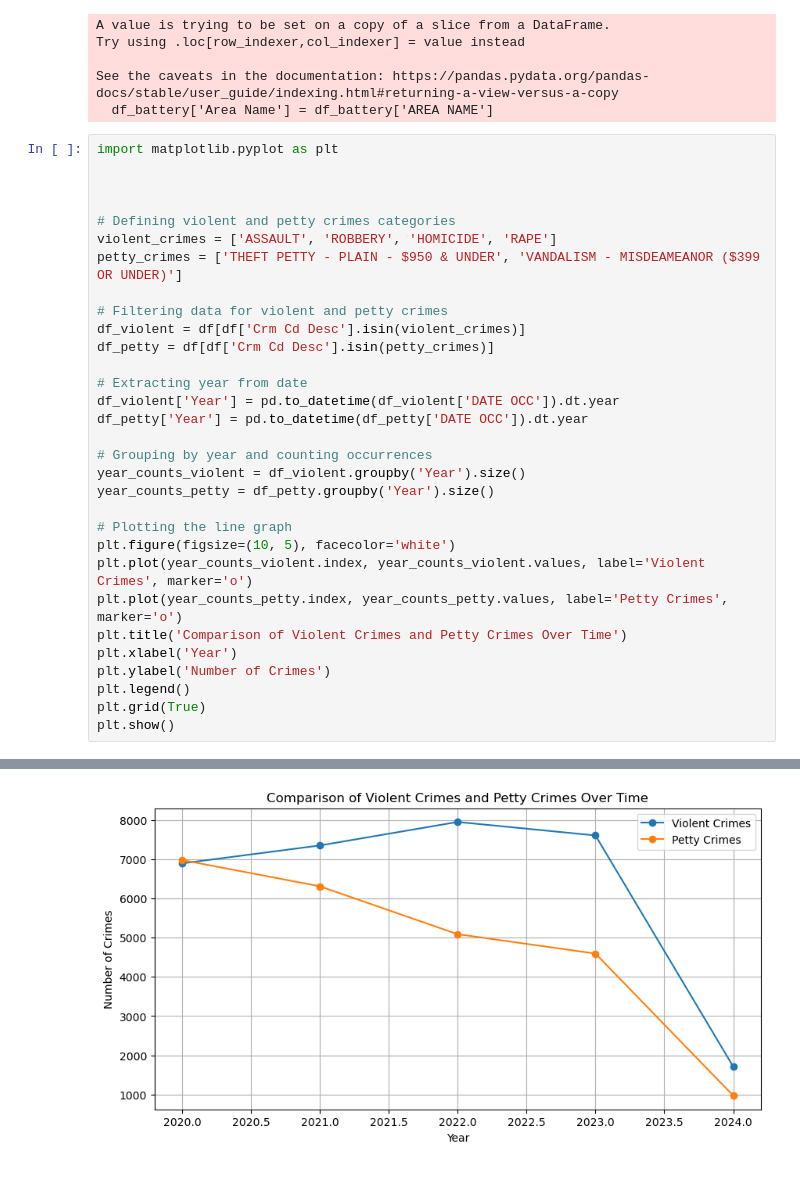
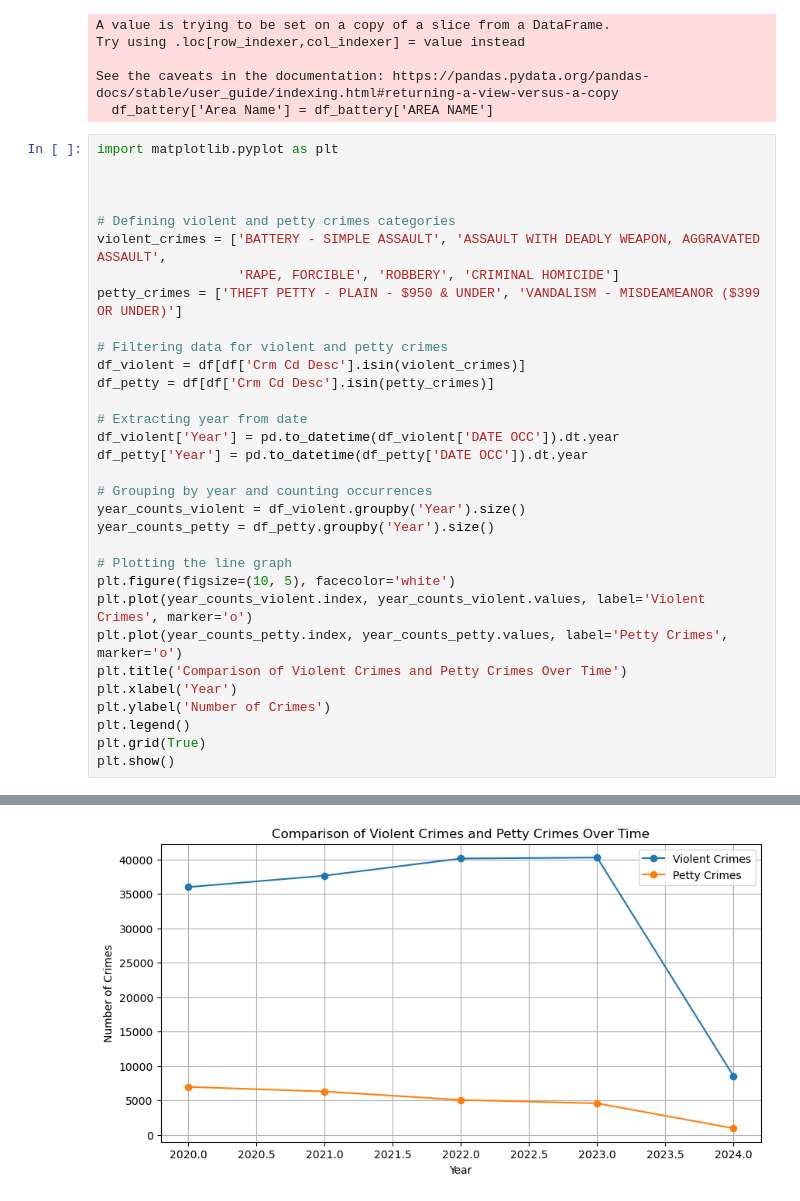
Before and after one commit to Jaeger705/Capstone-1, a Jupyter notebook: Capstone_1.ipynb, the cells around one changed output, grey strips where cells are left out. Saved outputs shown, nothing was run; the diff lists cells and outputs as text.

```diff
--- a/Capstone_1.ipynb
+++ b/Capstone_1.ipynb
@@ -151,7 +151,8 @@ import matplotlib.pyplot as plt
 
 
 # Defining violent and petty crimes categories
-violent_crimes = ['ASSAULT', 'ROBBERY', 'HOMICIDE', 'RAPE']
+violent_crimes = ['BATTERY - SIMPLE ASSAULT', 'ASSAULT WITH DEADLY WEAPON, AGGRAVATED ASSAULT',
+                  'RAPE, FORCIBLE', 'ROBBERY', 'CRIMINAL HOMICIDE']
 petty_crimes = ['THEFT PETTY - PLAIN - $950 & UNDER', 'VANDALISM - MISDEAMEANOR ($399 OR UNDER)']
 
 # Filtering data for violent and petty crimes
@@ -160,31 +161,31 @@ df_petty = df[df['Crm Cd Desc'].isin(petty_crimes)]
 
 # Extracting year from date
 df_violent['Year'] = pd.to_datetime(df_violent['DATE OCC']).dt.year
 df_petty['Year'] = pd.to_datetime(df_petty['DATE OCC']).dt.year
 
 # Grouping by year and counting occurrences
 year_counts_violent = df_violent.groupby('Year').size()
 year_counts_petty = df_petty.groupby('Year').size()
 
 # Plotting the line graph
 plt.figure(figsize=(10, 5), facecolor='white')
 plt.plot(year_counts_violent.index, year_counts_violent.values, label='Violent Crimes', marker='o')
 plt.plot(year_counts_petty.index, year_counts_petty.values, label='Petty Crimes', marker='o')
 plt.title('Comparison of Violent Crimes and Petty Crimes Over Time')
 plt.xlabel('Year')
 plt.ylabel('Number of Crimes')
 plt.legend()
 plt.grid(True)
 plt.show()
 # %% [output]
 A value is trying to be set on a copy of a slice from a DataFrame.
 Try using .loc[row_indexer,col_indexer] = value instead
 
 See the caveats in the documentation: https://pandas.pydata.org/pandas-docs/stable/user_guide/indexing.html#returning-a-view-versus-a-copy
   df_violent['Year'] = pd.to_datetime(df_violent['DATE OCC']).dt.year
 A value is trying to be set on a copy of a slice from a DataFrame.
 Try using .loc[row_indexer,col_indexer] = value instead
 
 See the caveats in the documentation: https://pandas.pydata.org/pandas-docs/stable/user_guide/indexing.html#returning-a-view-versus-a-copy
   df_petty['Year'] = pd.to_datetime(df_petty['DATE OCC']).dt.year
-[figure, old version]
+[figure, new version]
```
